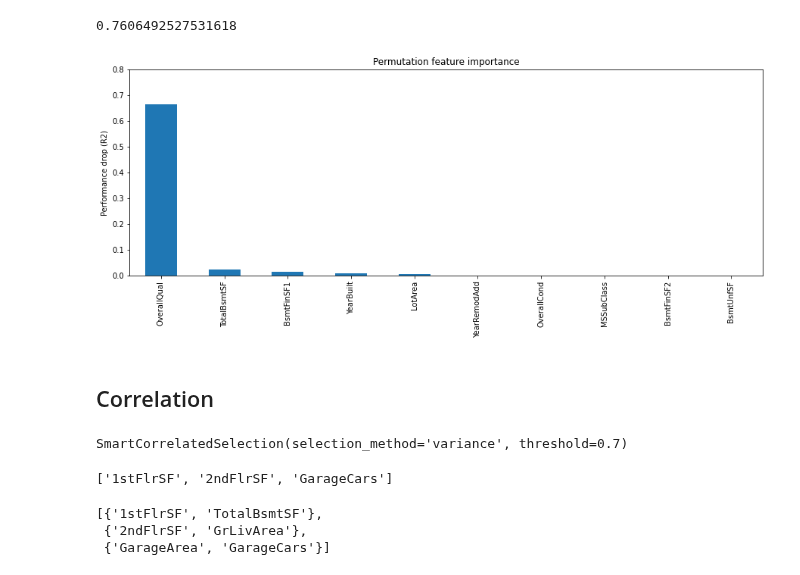
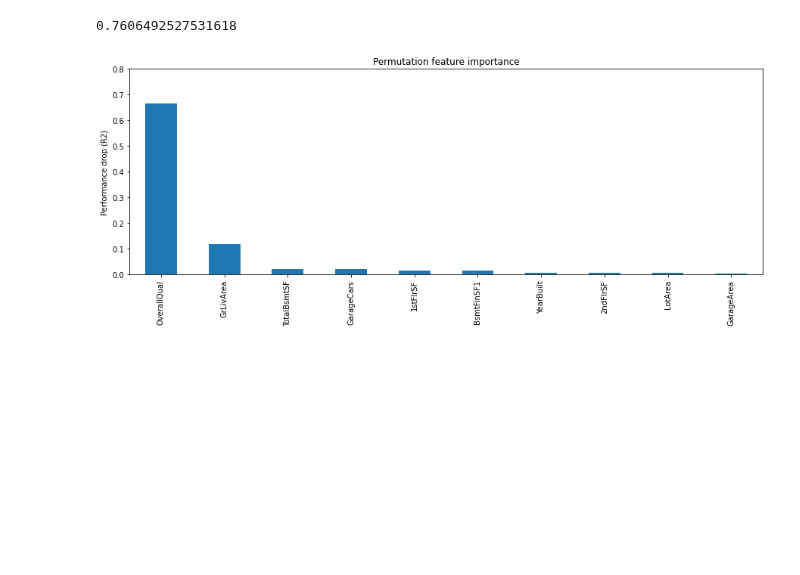
Before and after one commit to solegalli/machine-learning-interpretability, a Jupyter notebook: 09-permutation-feature-importance/assigment/solution.ipynb, the cells around one changed output. Saved outputs shown, nothing was run; the diff lists cells and outputs as text; code cells hidden in the pictures; blank space fills up the shorter version.

```diff
--- a/09-permutation-feature-importance/assigment/solution.ipynb
+++ b/09-permutation-feature-importance/assigment/solution.ipynb
@@ -112,37 +130,12 @@ sel.initial_model_performance_
 # %%
 # 10 most important features
 
-pd.Series(sel.performance_drifts_).head(10).sort_values(
-    ascending=False).plot.bar(figsize=(15, 5))
+pd.Series(sel.performance_drifts_).sort_values(
+    ascending=False).head(10).plot.bar(figsize=(15, 5))
 
 plt.title("Permutation feature importance")
 plt.ylabel("Performance drop (R2)")
 plt.ylim(0, 0.8)
 plt.show()
 # %% [output]
-[figure, old version]
+[figure, new version]
-# %% [markdown]
-## Correlation
-# %%
-# Find correlated features
-
-corr = SmartCorrelatedSelection(
-    threshold=0.7,
-    selection_method="variance",
-)
-
-corr.fit(X_train, y_train)
-# %% [output]
-SmartCorrelatedSelection(selection_method='variance', threshold=0.7)
-# %%
-# the fatures to drop
-
-corr.features_to_drop_
-# %% [output]
-['1stFlrSF', '2ndFlrSF', 'GarageCars']
-# %%
-corr.correlated_feature_sets_
-# %% [output]
-[{'1stFlrSF', 'TotalBsmtSF'},
- {'2ndFlrSF', 'GrLivArea'},
- {'GarageArea', 'GarageCars'}]
```
Also changed, not shown: parts of 30 cells of this notebook, 4 other files.
